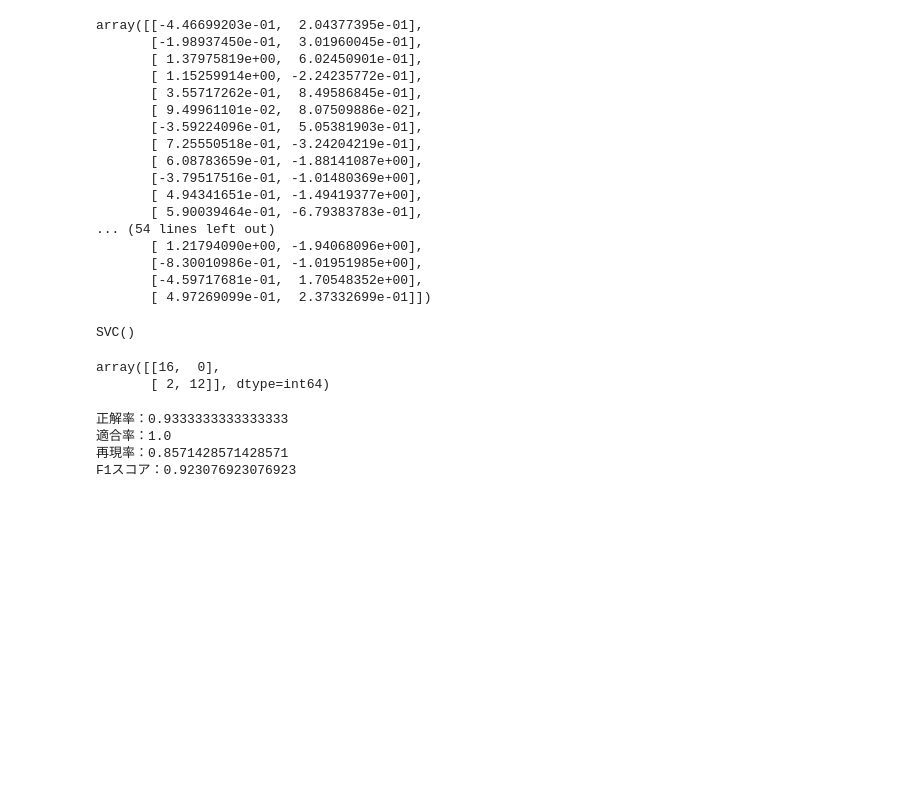
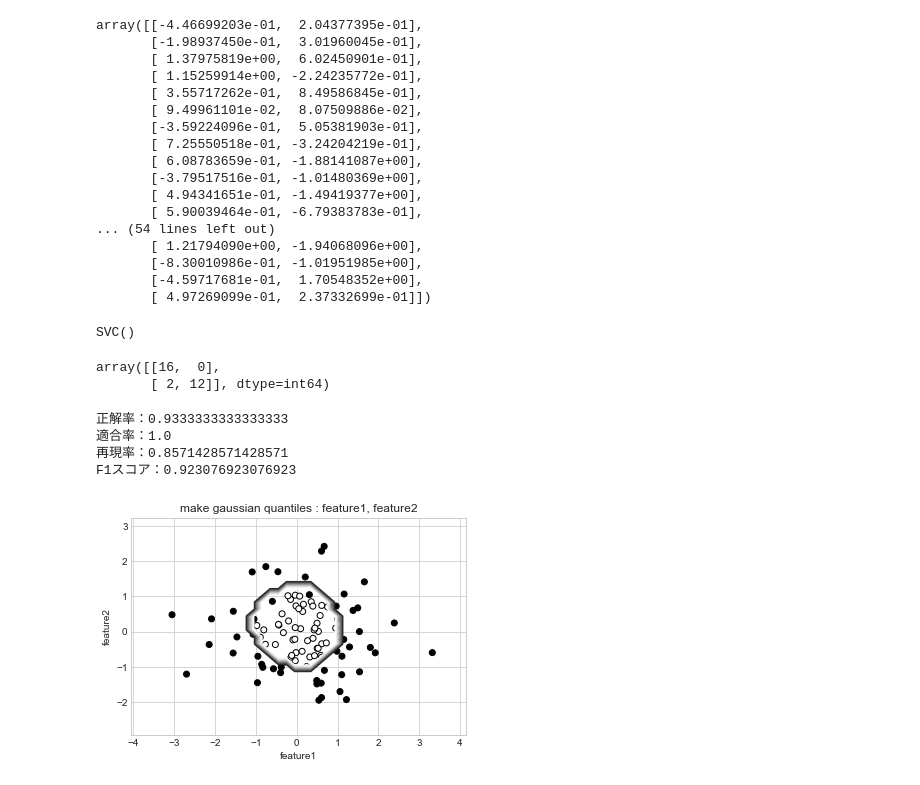
Before and after one commit to torutakakura/python, a Jupyter notebook: analysis/udemy_sklearn/SVM.ipynb, the cells around one changed output. Drawn from its saved outputs; the diff is of its cells as text; code cells hidden in the pictures; blank space fills up the shorter version.

```diff
--- a/analysis/udemy_sklearn/Untitled.ipynb
+++ b/analysis/udemy_sklearn/SVM.ipynb
@@ -326,25 +326,31 @@ F1スコア：0.923076923076923
 # %%
 import matplotlib.pyplot as plt
 
 # 散布図の作成
 matplotlib.style.use("seaborn-whitegrid")
 plt.title("make gaussian quantiles : feature1, feature2")
 plt.scatter(X[:, 0], X[:, 1], marker="o", c=Y, edgecolor="k")
 plt.xlabel("feature1")
 plt.ylabel("feature2")
 
 # 2Dの範囲を決める
 x1_min, x1_max = X[:, 0].min()-1, X[:, 0].max()+1
 x2_min, x2_max = X[:, 1].min()-1, X[:, 1].max()+1
 
 # 2D上のグリッドポイントを作成する
 resolution = 0.2
 x1 = np.arange(x1_min, x1_max, resolution)
 x2 = np.arange(x2_min, x2_max, resolution)
 xx1, xx2 = np.meshgrid(x1, x2)
 
 # グリッドポイント全てに学習モデルを適応
 # 各特徴量を1次元にして予測を実行
 Z = clf.predict(np.array([xx1.ravel(), xx2.ravel()]).T)
 
-# 予測結果を元のｇ
+# 予測結果を元のグリッドポイントのデータサイズに変換
+Z = Z.reshape(xx1.shape)
+# グリッドポイントの等高線をプロット
+plt.contour(xx1, xx2, Z)
+plt.show()
+# %% [output]
+[figure, added]
```
Also changed, not shown: parts of 8 cells of this notebook.
